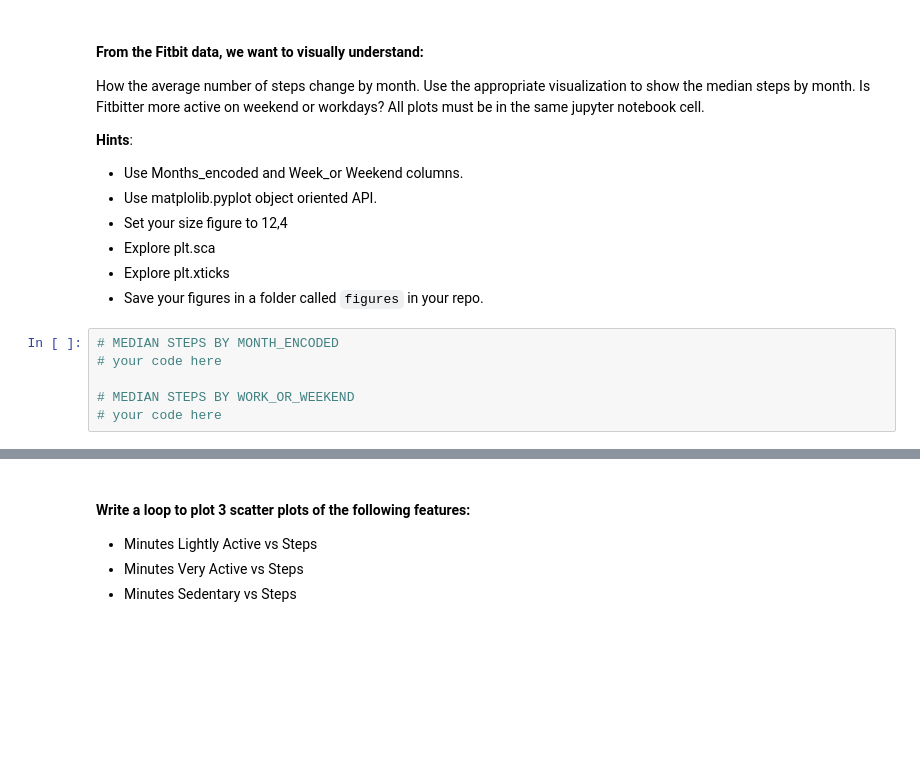
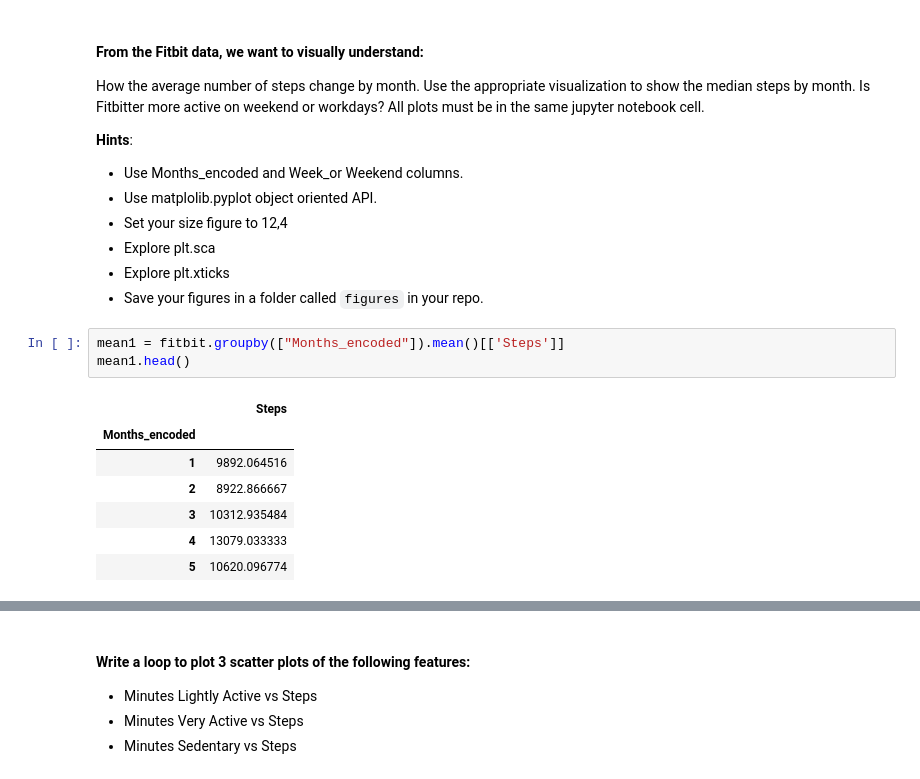
Before and after one commit to FHnt97/lab-matplotlib-seaborn, a Jupyter notebook: your-code/main.ipynb, the cells around one changed output, grey strips where cells are left out. Cells and saved outputs as stored; diff of their text form; blank space fills up the shorter version.

```diff
--- a/your-code/main.ipynb
+++ b/your-code/main.ipynb
@@ -158,9 +167,14 @@ How the average number of steps change by month. Use the appropriate visualizati
 * Explore plt.sca
 * Explore plt.xticks
 * Save your figures in a folder called `figures` in your repo.
-# %%
-# MEDIAN STEPS BY MONTH_ENCODED
-# your code here
-
-# MEDIAN STEPS BY WORK_OR_WEEKEND
-# your code here
+# %%
+mean1 = fitbit.groupby(["Months_encoded"]).mean()[['Steps']]
+mean1.head()
+# %% [output]
+|  | Steps |
+| Months_encoded |  |
+| 1 | 9892.064516 |
+| 2 | 8922.866667 |
+| 3 | 10312.935484 |
+| 4 | 13079.033333 |
+| 5 | 10620.096774 |
```
Also changed, not shown: parts of 6 cells of this notebook, 2 other files.
